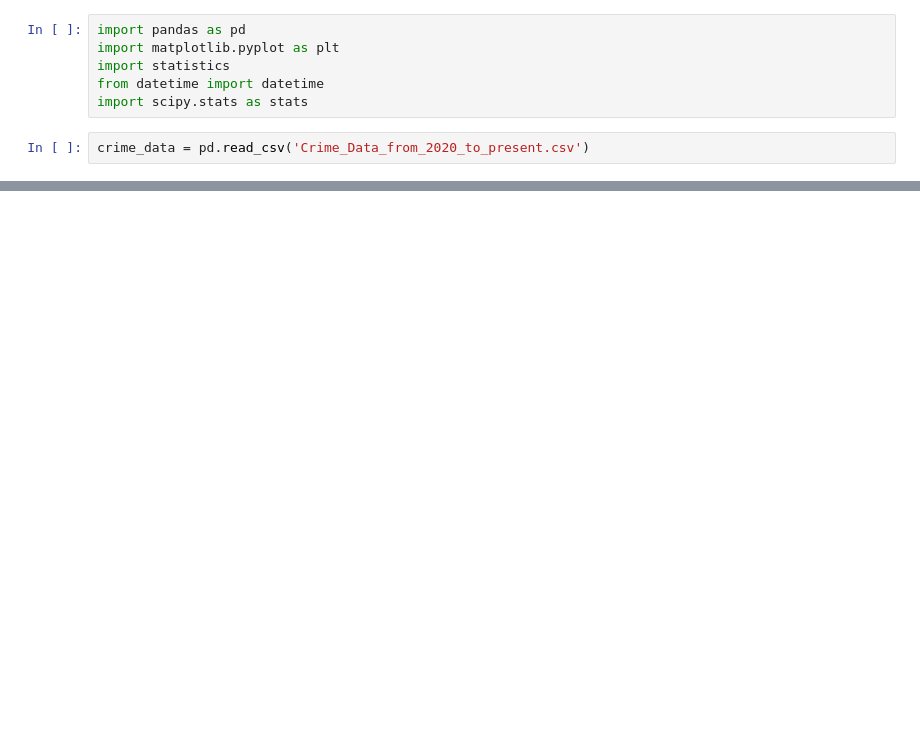
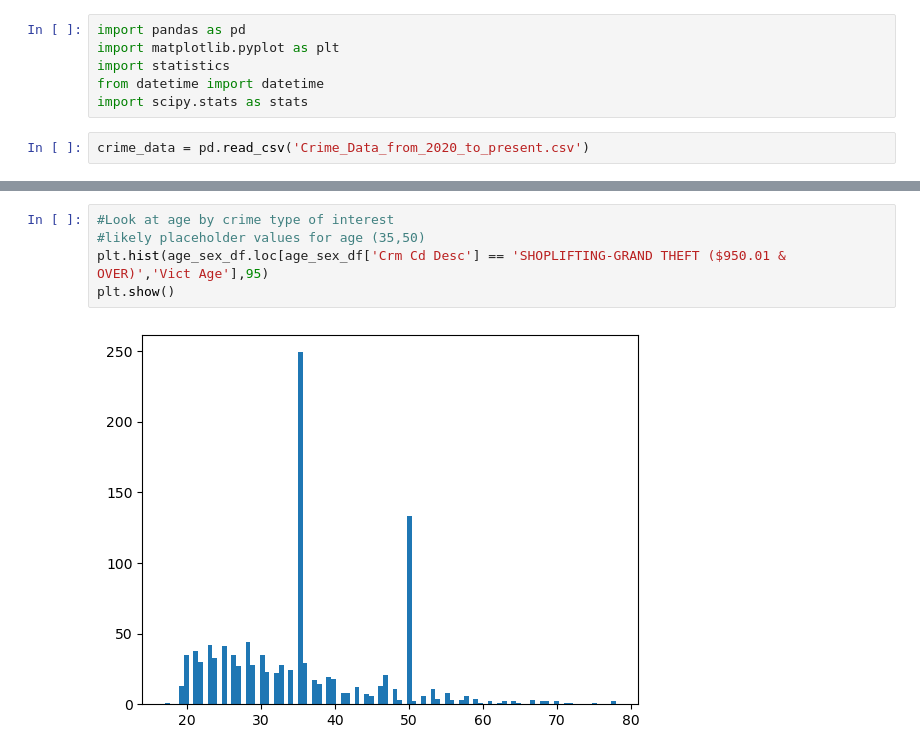
Before and after one commit to rpearce1/LA-Crime, a Jupyter notebook: LA_Crime.ipynb, the cells around one changed output, grey strips where cells are left out. Saved outputs shown, nothing was run; the diff lists cells and outputs as text; blank space fills up the shorter version.

```diff
--- a/LA_Crime.ipynb
+++ b/LA_Crime.ipynb
@@ -169 +177,8 @@ Name: Crm Cd Desc, dtype: int64
+# %%
+#Look at age by crime type of interest
+#likely placeholder values for age (35,50)
+plt.hist(age_sex_df.loc[age_sex_df['Crm Cd Desc'] == 'SHOPLIFTING-GRAND THEFT ($950.01 & OVER)','Vict Age'],95)
+plt.show()
+# %% [output]
+[figure, added]
 # %%
```
Also changed, not shown: parts of 16 cells of this notebook.
